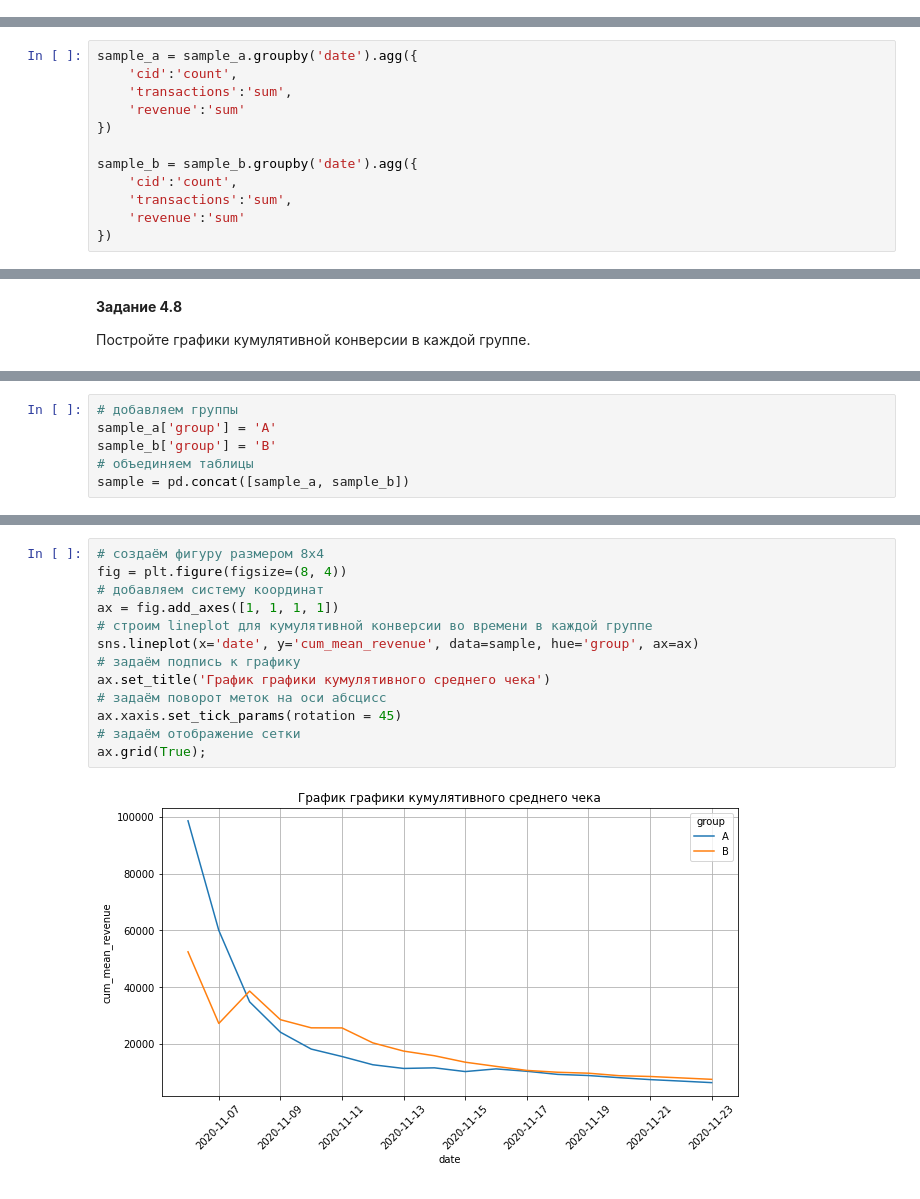
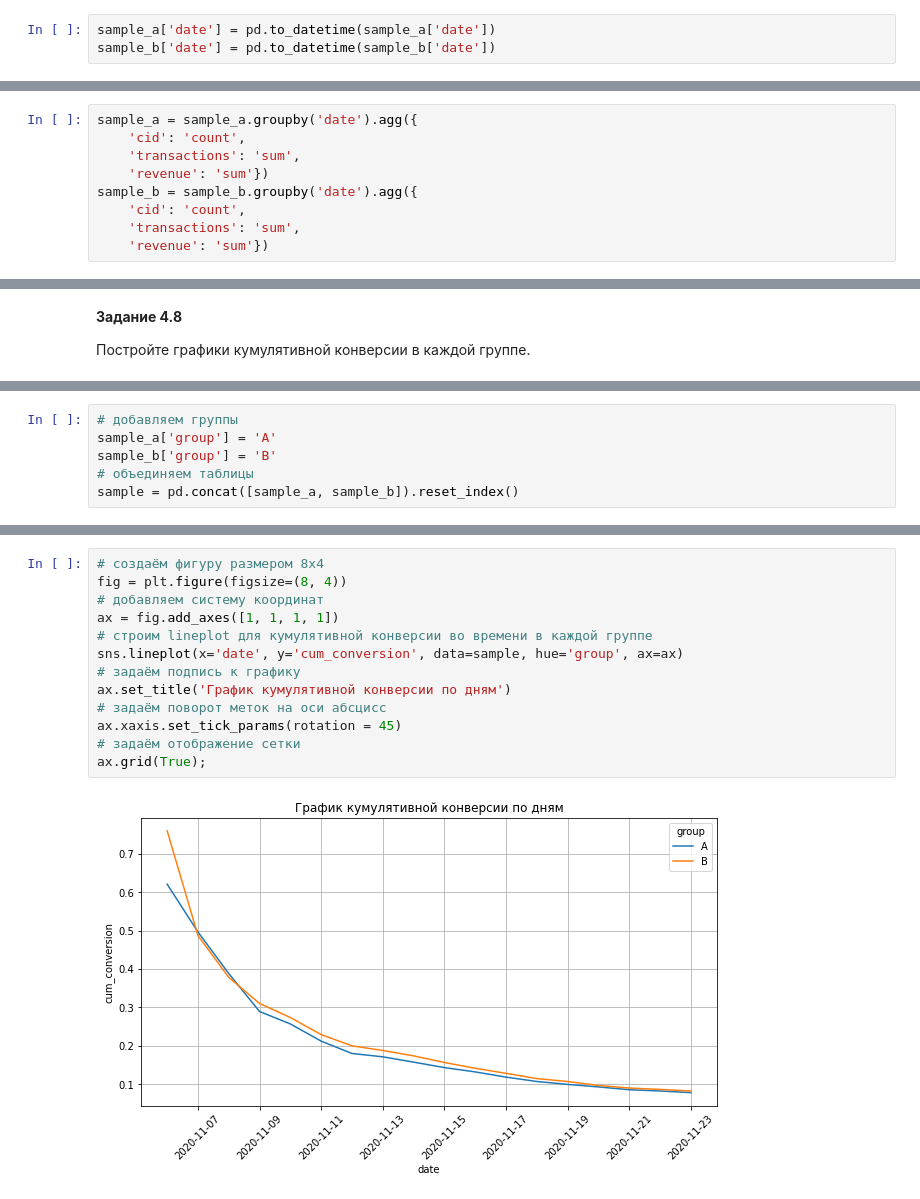
Before and after one commit to Terr14/SF_DS, a Jupyter notebook: SkillFactory/EDA-5. A-B-тестирование/EDA-5. A-B-тестирование.ipynb, the cells around one changed output, grey strips where cells are left out. Drawn from its saved outputs; the diff is of its cells as text.

```diff
--- a/SkillFactory/EDA-5. A-B-тестирование/EDA-5. A-B-тестирование.ipynb
+++ b/SkillFactory/EDA-5. A-B-тестирование/EDA-5. A-B-тестирование.ipynb
@@ -756,3 +765,6 @@ sample_b = pd.read_csv('data/ab_test-redesign_sample_b.csv')
+# %%
+sample_a['date'] = pd.to_datetime(sample_a['date'])
+sample_b['date'] = pd.to_datetime(sample_b['date'])
 # %%
 sample_a
 # %% [output]
@@ -799,15 +784,12 @@ sample_a
 # %%
 sample_a = sample_a.groupby('date').agg({
-    'cid':'count',
-    'transactions':'sum',
-    'revenue':'sum'
-})
-
+    'cid': 'count',
+    'transactions': 'sum',
+    'revenue': 'sum'})
 sample_b = sample_b.groupby('date').agg({
-    'cid':'count',
-    'transactions':'sum',
-    'revenue':'sum'
-})
+    'cid': 'count',
+    'transactions': 'sum',
+    'revenue': 'sum'})
 # %% [markdown]
 **Задание 4.7**
 
@@ -887,4 +872,4 @@ ax.grid(True);
 sample_a['group'] = 'A'
 sample_b['group'] = 'B'
 # объединяем таблицы
-sample = pd.concat([sample_a, sample_b])
+sample = pd.concat([sample_a, sample_b]).reset_index()
@@ -891,15 +885,15 @@ sample = pd.concat([sample_a, sample_b])
 # %%
 # создаём фигуру размером 8x4
 fig = plt.figure(figsize=(8, 4))
 # добавляем систему координат
 ax = fig.add_axes([1, 1, 1, 1])
 # строим lineplot для кумулятивной конверсии во времени в каждой группе
-sns.lineplot(x='date', y='cum_mean_revenue', data=sample, hue='group', ax=ax)
+sns.lineplot(x='date', y='cum_conversion', data=sample, hue='group', ax=ax)
 # задаём подпись к графику
-ax.set_title('График графики кумулятивного среднего чека')
+ax.set_title('График кумулятивной конверсии по дням')
 # задаём поворот меток на оси абсцисс
 ax.xaxis.set_tick_params(rotation = 45)
 # задаём отображение сетки
 ax.grid(True);
 # %% [output]
-[figure, old version]
+[figure, new version]
```
Also changed, not shown: parts of 42 cells of this notebook, 2 other files.
